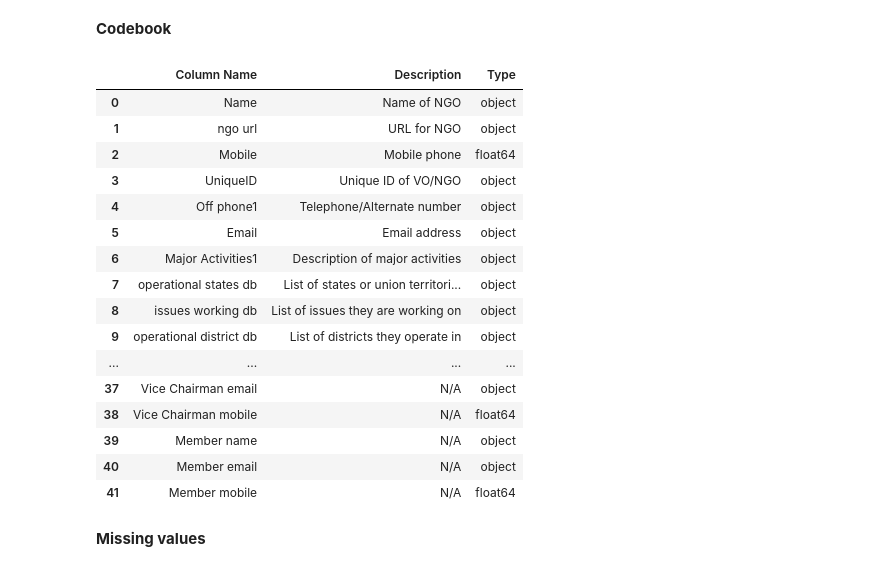
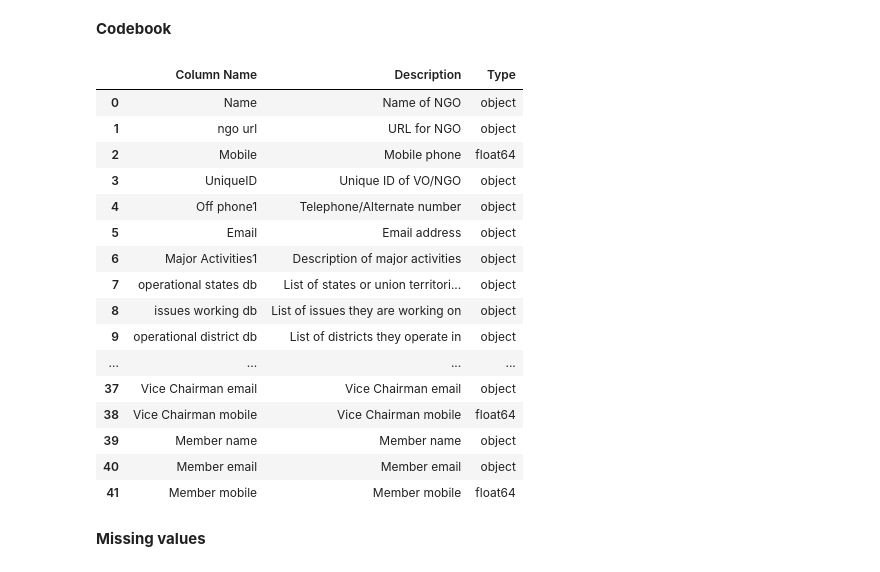
Before and after one commit to shayan-khoygani/Codebook, a Jupyter notebook: 42621 Final_Data_ngodarpan.gov.in/42621 Final_Data_ngodarpan.gov.in.ipynb, the cells around one changed output. Cells and saved outputs as stored; diff of their text form; code cells hidden in the pictures.

Commit message:
42621 codebook description complete

```diff
--- a/42621 Final_Data_ngodarpan.gov.in/42621 Final_Data_ngodarpan.gov.in.ipynb
+++ b/42621 Final_Data_ngodarpan.gov.in/42621 Final_Data_ngodarpan.gov.in.ipynb
@@ -121,48 +121,72 @@ Each row is a NGO.
 # %%
 dataset_columns = [column for column in dataset.columns]
 dataset_desc = ["Name of NGO",
-               "URL for NGO",
-               "Mobile phone",
-               "Unique ID of VO/NGO",
-               "Telephone/Alternate number",
-               "Email address",
-               "Description of major activities",
-               "List of states or union territories they operate in.",
-               "List of issues they are working on",
-               "List of districts they operate in",
-               "Name of registrar",
-               "FCRA number",
-               "Registration number",
-               "Address",
-               "Name of NGO",
-               "Registration date",
-               "Name of Act",
-               "City of NGO",
+                "URL for NGO",
+                "Mobile phone",
+                "Unique ID of VO/NGO",
+                "Telephone/Alternate number",
+                "Email address",
+                "Description of major activities",
+                "List of states or union territories they operate in.",
+                "List of issues they are working on",
+                "List of districts they operate in",
+                "Name of registrar",
+                "FCRA number",
+                "Registration number",
+                "Address",
+                "Name of NGO",
+                "Registration date",
+                "Name of Act",
+                "City of NGO",
+                "Type of NGO. Either registerd societies, trust, etc.",
+                "Name of state",
+                "Status",
+                "President name",
+                "President email",
+                "President mobile",
+                "Chairman name",
+                "Chairman email",
+                "Chairman mobile",
+                "Secretary name",
+                "Secretary email",
+                "Secretary mobile",
+                "Asisstant Secretary name",
+                "Asisstant Secretary email",
+                "Asisstant Secretary mobile",
+                "Board Member name",
+                "Board Member email",
+                "Board Member mobile",
+                "Vice Chairman name",
+                "Vice Chairman email",
+                "Vice Chairman mobile",
+                "Member name",
+                "Member email",
+                "Member mobile"
                ]
 dataset_desc = dataset_desc + ["N/A"] * (len(dataset_columns) - len(dataset_desc))
 dataset_dtypes = [dtype for dtype in dataset.dtypes]
 
 data = {"Column Name": dataset_columns, "Description": dataset_desc, "Type": dataset_dtypes}
 codebook = pd.DataFrame(data)
 codebook
 # %% [output]
 |  | Column Name | Description | Type |
 | 0 | Name | Name of NGO | object |
 | 1 | ngo url | URL for NGO | object |
 | 2 | Mobile | Mobile phone | float64 |
 | 3 | UniqueID | Unique ID of VO/NGO | object |
 | 4 | Off phone1 | Telephone/Alternate number | object |
 | 5 | Email | Email address | object |
 | 6 | Major Activities1 | Description of major activities | object |
 | 7 | operational states db | List of states or union territori... | object |
 | 8 | issues working db | List of issues they are working on | object |
 | 9 | operational district db | List of districts they operate in | object |
 | ... | ... | ... | ... |
-| 37 | Vice Chairman email | N/A | object |
-| 38 | Vice Chairman mobile | N/A | float64 |
-| 39 | Member name | N/A | object |
-| 40 | Member email | N/A | object |
-| 41 | Member mobile | N/A | float64 |
+| 37 | Vice Chairman email | Vice Chairman email | object |
+| 38 | Vice Chairman mobile | Vice Chairman mobile | float64 |
+| 39 | Member name | Member name | object |
+| 40 | Member email | Member email | object |
+| 41 | Member mobile | Member mobile | float64 |
 # %% [markdown]
 **Missing values** <a class="anchor" id="3.1"></a>
 # %%
```
Also changed, not shown: parts of 9 cells of this notebook.
